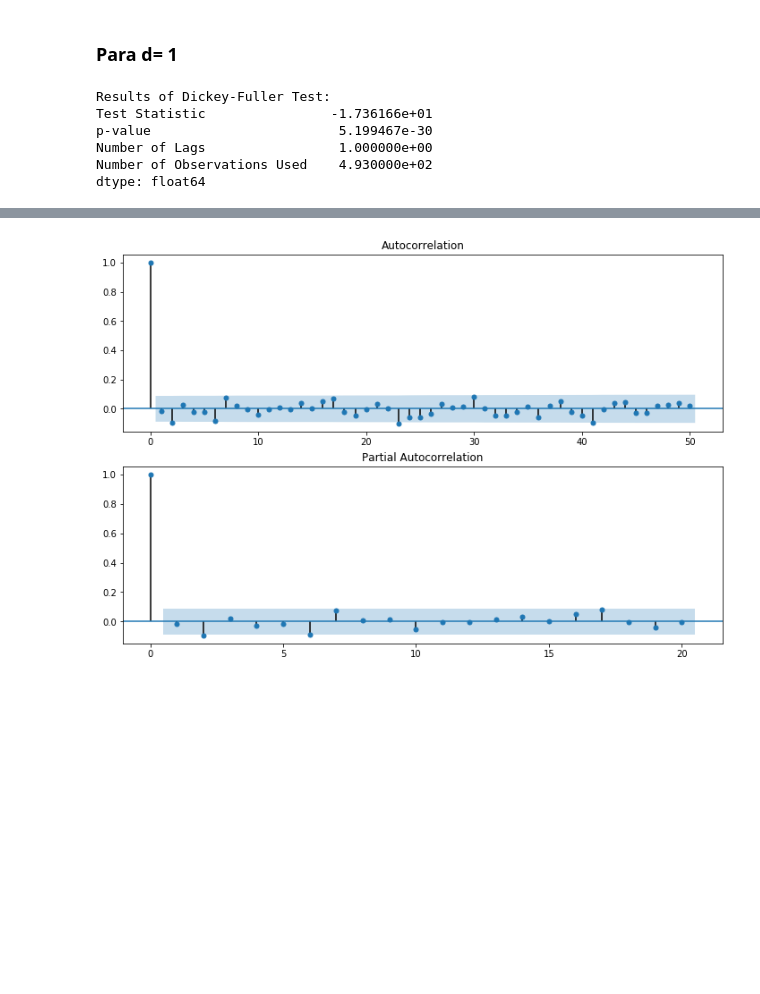
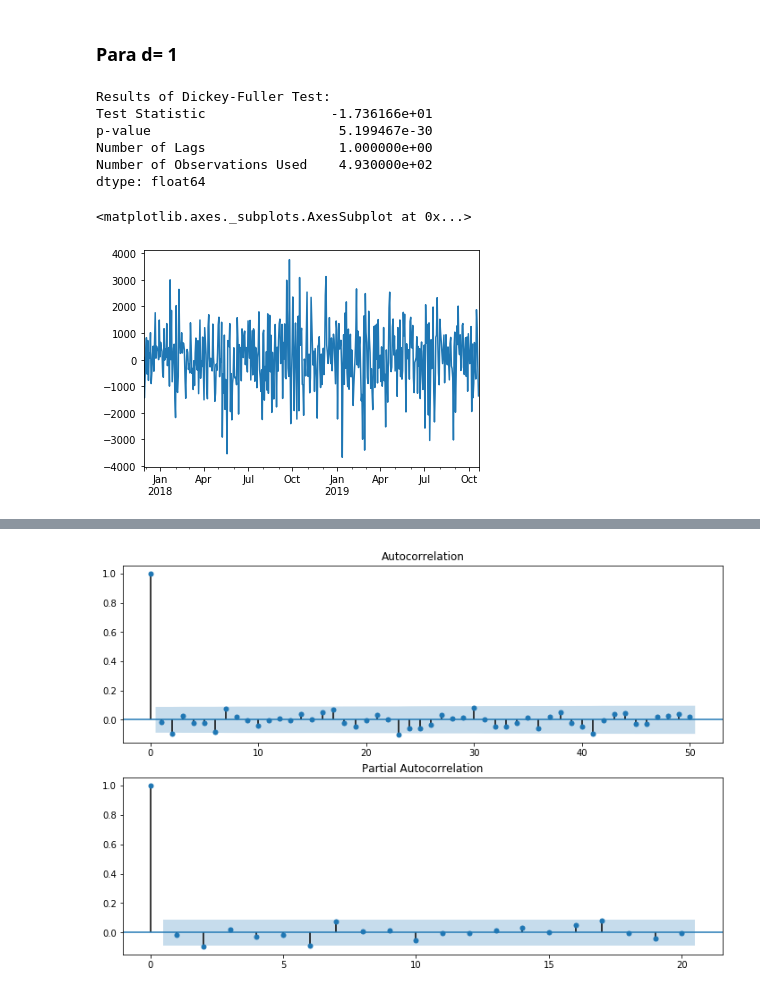
Before and after one commit to FelipeCapati/ibovespa-forecasting, a Jupyter notebook: IBOVESPA - ARIMA.ipynb, the cells around one changed output, grey strips where cells are left out. Saved outputs shown, nothing was run; the diff lists cells and outputs as text; code cells hidden in the pictures; blank space fills up the shorter version.

```diff
--- a/IBOVESPA - ARIMA.ipynb
+++ b/IBOVESPA - ARIMA.ipynb
@@ -82,16 +92,19 @@ dtype: float64
 # %%
 import pandas as pd
 data_diff1 = data.diff().dropna()
 print("Results of Dickey-Fuller Test:")
 df_test = adfuller(data_diff1, autolag = "AIC")
 df_output = pd.Series(df_test[0:4],
                      index = ["Test Statistic", "p-value", "Number of Lags",
                              "Number of Observations Used"])
 print(df_output)
+data_diff1.plot()
 # %% [output]
 Results of Dickey-Fuller Test:
 Test Statistic                -1.736166e+01
 p-value                        5.199467e-30
 Number of Lags                 1.000000e+00
 Number of Observations Used    4.930000e+02
 dtype: float64
+<matplotlib.axes._subplots.AxesSubplot at 0x...>
+[figure, added]
```
Also changed, not shown: parts of 46 cells of this notebook, 8 other files.
